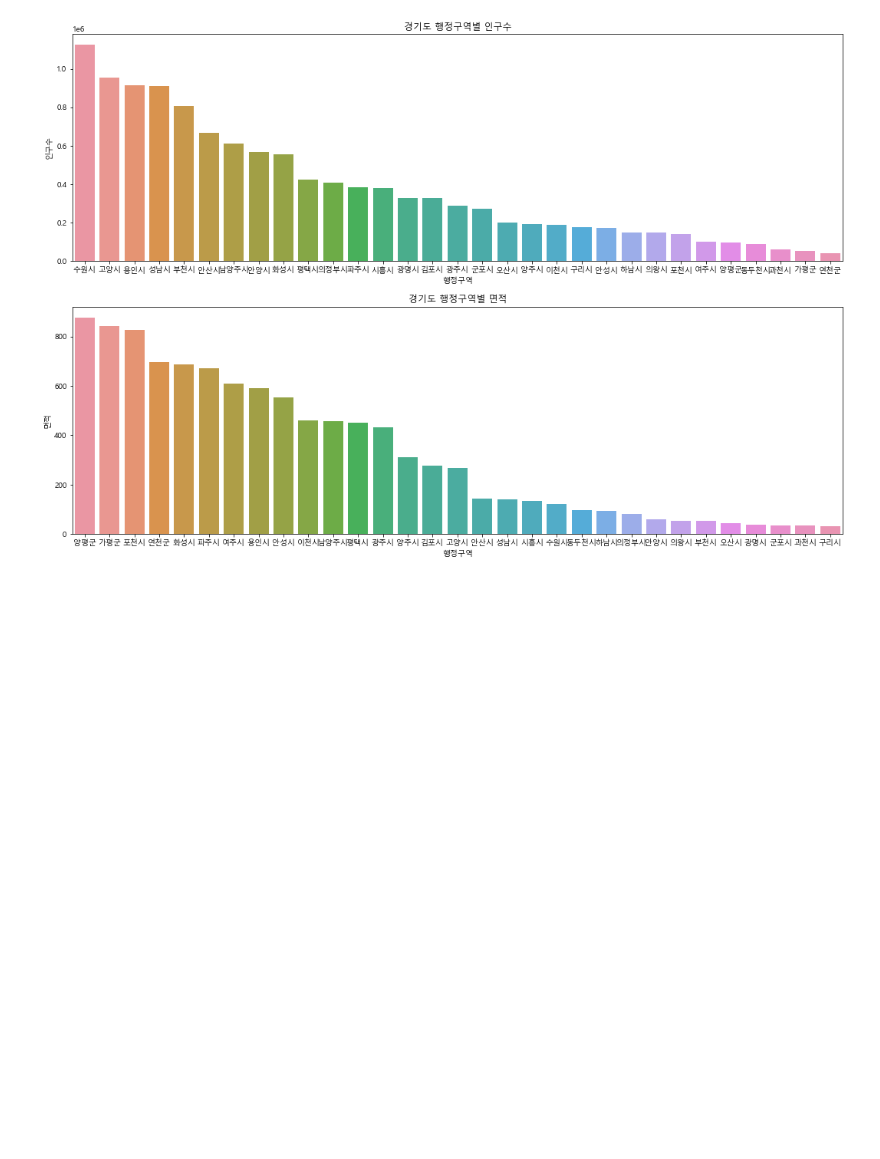
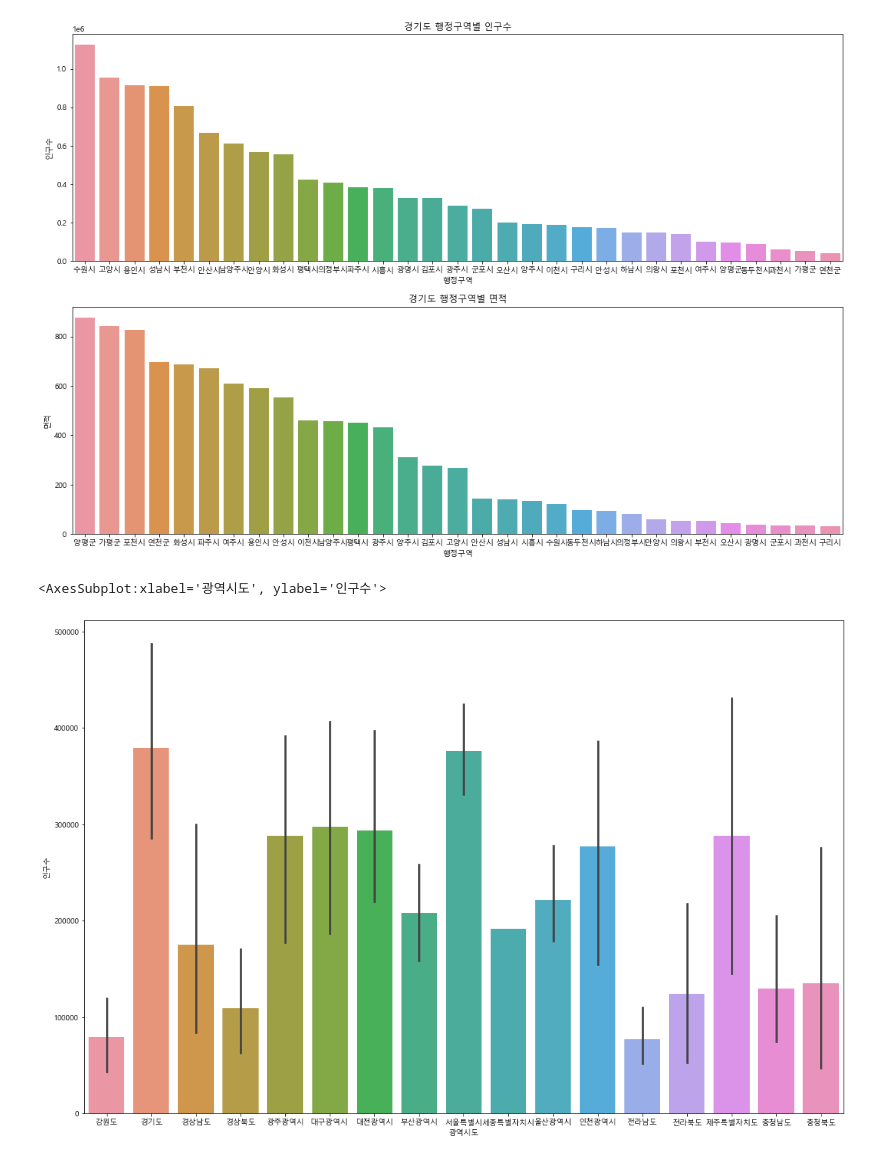
Before and after one commit to TheMatw/python_webscraping, a Jupyter notebook: 06행정구역정보분석.ipynb, the cells around one changed output. Saved outputs shown, nothing was run; the diff lists cells and outputs as text; code cells hidden in the pictures; blank space fills up the shorter version.

Commit message:
data draw

```diff
--- a/06행정구역정보분석.ipynb
+++ b/06행정구역정보분석.ipynb
@@ -765,3 +765,10 @@ def print_barplot(sido_name):
 print_barplot('경기도')
 # %% [output]
 [figure]
+# %%
+figure, axes1 = plt.subplots(nrows=1, ncols=1)
+figure.set_size_inches(18,12)
+sns.barplot(x='광역시도', y='인구수', data=data, ax=axes1)
+# %% [output]
+<AxesSubplot:xlabel='광역시도', ylabel='인구수'>
+[figure, added]
```
Also changed, not shown: parts of 1 cell of this notebook.
